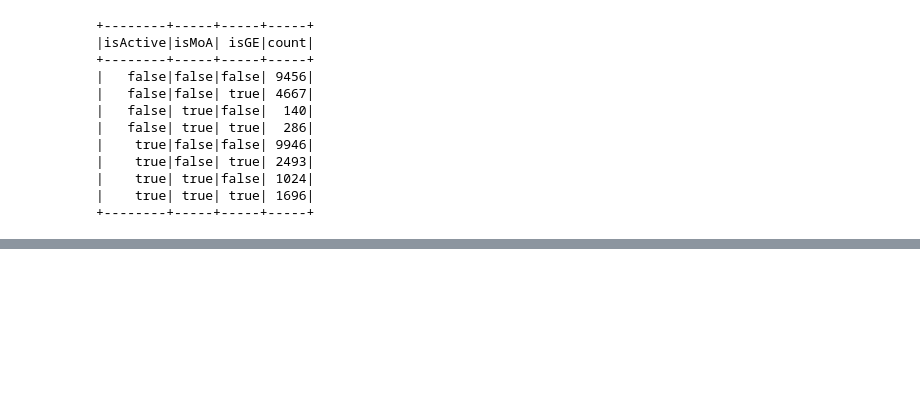
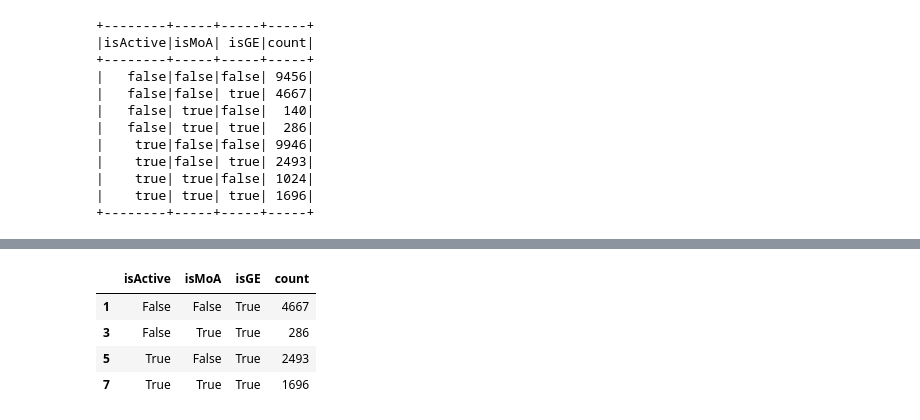
Before and after one commit to polrus/bioactivity, a Jupyter notebook: OR_calc.ipynb, the cells around one changed output, grey strips where cells are left out. Drawn from its saved outputs; the diff is of its cells as text; code cells hidden in the pictures; blank space fills up the shorter version.

```diff
--- a/OR_calc.ipynb
+++ b/OR_calc.ipynb
@@ -275,0 +294,12 @@ three_way_table_GE.show()
+# %%
+# Extract the 2x2 tables for True and False strata of isGE
+table_GE_true = three_way_table_pd[three_way_table_pd['isGE'] == True]
+table_GE_false = three_way_table_pd[three_way_table_pd['isGE'] == False]
+# %%
+table_GE_true
+# %% [output]
+|  | isActive | isMoA | isGE | count |
+| 1 | False | False | True | 4667 |
+| 3 | False | True | True | 286 |
+| 5 | True | False | True | 2493 |
+| 7 | True | True | True | 1696 |
```
Also changed, not shown: parts of 8 cells of this notebook, 5 other files.
